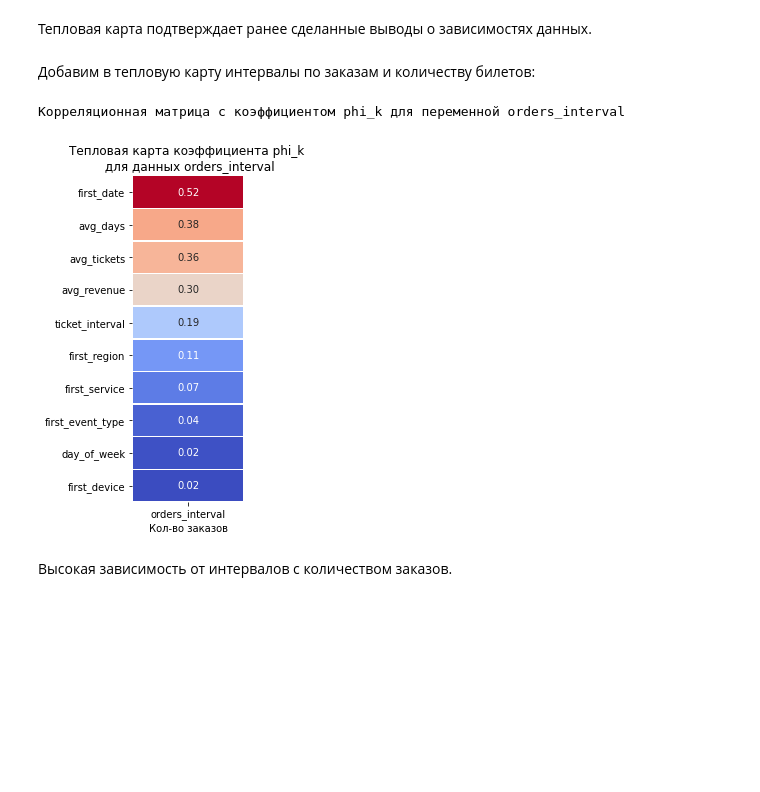
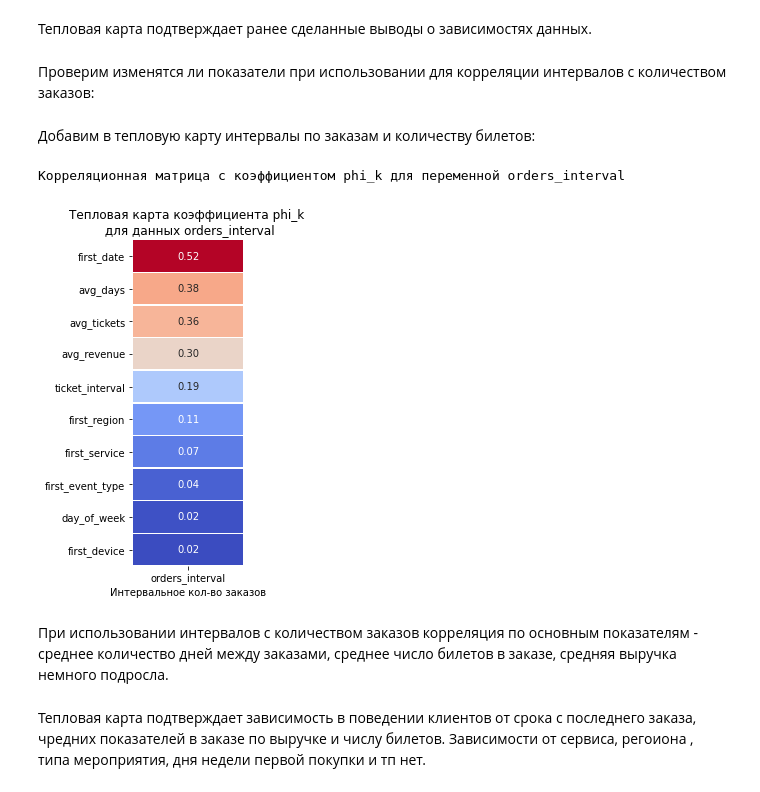
Before and after one commit to multiira/module-2, a Jupyter notebook: Modul2.ipynb, the cells around one changed output. Saved outputs shown, nothing was run; the diff lists cells and outputs as text; code cells hidden in the pictures; blank space fills up the shorter version.

Commit message:
Исправления после code review

```diff
--- a/Modul2.ipynb
+++ b/Modul2.ipynb
@@ -82,9 +176,3 @@ db_config = {'user': 'praktikum_student', # имя пользователя
 # %%
 # Формируем строку для подключения:
-connection_string = 'postgresql://{}:{}@{}:{}/{}'.format(
-    db_config['user'],
-    db_config['pwd'],
-    db_config['host'],
-    db_config['port'],
-    db_config['db'],
-)
+connection_string = os.getenv('CONNECTION_STRING')
@@ -220,9 +366,10 @@ df=df.merge(df_rate[['data','nominal','curs']], how='left', left_on='order_dt',
 # %%
 # Добавляем столбец revenue_rub
 #df['revenue_rub'] = df['currency_code'].apply(lambda x: df['revenue'] if x=='rub' else df['revenue']/df['nominal']*df['curs'] )
-mask = df['currency_code'] == 'rub'
-df['revenue_rub'] = df['revenue'].copy()
-df.loc[~mask, 'revenue_rub'] = df.loc[~mask, 'revenue'] / df.loc[~mask, 'nominal'] * df.loc[~mask, 'curs']
+#mask = df['currency_code'] == 'rub'
+#df['revenue_rub'] = df['revenue'].copy()
+#df.loc[~mask, 'revenue_rub'] = df.loc[~mask, 'revenue'] / df.loc[~mask, 'nominal'] * df.loc[~mask, 'curs']
+df['revenue_rub'] = df['revenue'].where(df['currency_code'] == 'rub', df['revenue'] * df['curs'] / df['nominal'])
 # %%
 # удаляем лишние столбцы
 df = df.drop(['data','nominal','curs'], axis=1)
@@ -588,8 +786,5 @@ ___
 - `is_five` — совершил ли пользователь 5 и более заказов.
 # %% [markdown]
 Отсортируем данные по времени совершения заказа и затем соберем сгруппированный датафрейм с нужными полями.
-# %%
-# Отсортируем датафрейм для упрощения агрегации
-df.sort_values(by='order_ts', ascending=True, inplace=True)
 # %%
 # Проведем агрегацию по user_id с добавлением необходимых полей.
@@ -608,4 +819,0 @@ user_profile = df.groupby('user_id').agg(
-# %%
-# добавим поля с бинарными признаками.
-user_profile['is_two'] = (user_profile['total_orders'] > 1).astype(int)
-user_profile['is_five'] = (user_profile['total_orders'] > 4).astype(int)
@@ -1321,6 +1724,8 @@ plt.show()
 [figure]
 # %% [markdown]
 Тепловая карта подтверждает ранее сделанные выводы о зависимостях данных.
+# %% [markdown]
+Проверим изменятся ли показатели при использовании для корреляции интервалов с количеством заказов:
 # %%
 # Добавим столбец с интервалами по количеству заказов
 # Определяем интервалы
@@ -1334,31 +1739,34 @@ user_profile['orders_interval'] = pd.cut(user_profile['total_orders'], bins=bins
 # %%
 # Вычисляем корреляционную матрицу с использованием phi_k
 correlation_matrix = user_profile[['first_device', 'first_region', 'first_service', 'first_event_type', 'avg_revenue',
                          'avg_tickets', 'avg_days', 'first_date', 'day_of_week', 'orders_interval', 'ticket_interval']].phik_matrix(interval_cols=['avg_revenue', 'avg_tickets', 'avg_days'])
 
 # Выводим результат в виде тепловой карты
 print('Корреляционная матрица с коэффициентом phi_k для переменной orders_interval')
 
 plt.figure(figsize=(2, 6))
 
 # Сохраняем матрицу корреляции признака rating с другими признаками заведений
 data_heatmap = correlation_matrix.loc[correlation_matrix.index != 'orders_interval'][['orders_interval']].sort_values(by='orders_interval', ascending=False)
 sns.heatmap(data_heatmap,
             annot=True, # Отображаем численные значения в ячейках карты
             fmt='.2f', # Форматируем значения корреляции: два знака после точки
             cmap='coolwarm', # Устанавливаем цветовую гамму от красного (макс. значение) к синему
             linewidths=0.5, # Форматируем линию между ячейками карты
             cbar=False # Отключаем цветовую шкалу
            )
 
 # Добавляем заголовок и подпись по оси Х
 plt.title('Тепловая карта коэффициента phi_k \n для данных orders_interval')
-plt.xlabel('Кол-во заказов')
+plt.xlabel('Интервальное кол-во заказов')
 
 # Выводим график
 plt.show()
 # %% [output]
 Корреляционная матрица с коэффициентом phi_k для переменной orders_interval
-[figure, old version]
+[figure, new version]
 # %% [markdown]
-Высокая зависимость от интервалов с количеством заказов.
+При использовании интервалов с количеством заказов корреляция по основным показателям - среднее количество дней между заказами, среднее число билетов в заказе, средняя выручка немного подросла.
+# %% [markdown]
+Тепловая карта подтверждает зависимость в поведении клиентов от срока с последнего заказа, чредних показателей в заказе по выручке и числу билетов.
+Зависимости от сервиса, регоиона , типа мероприятия, дня недели первой покупки и тп нет.
```
Also changed, not shown: parts of 44 cells of this notebook.
